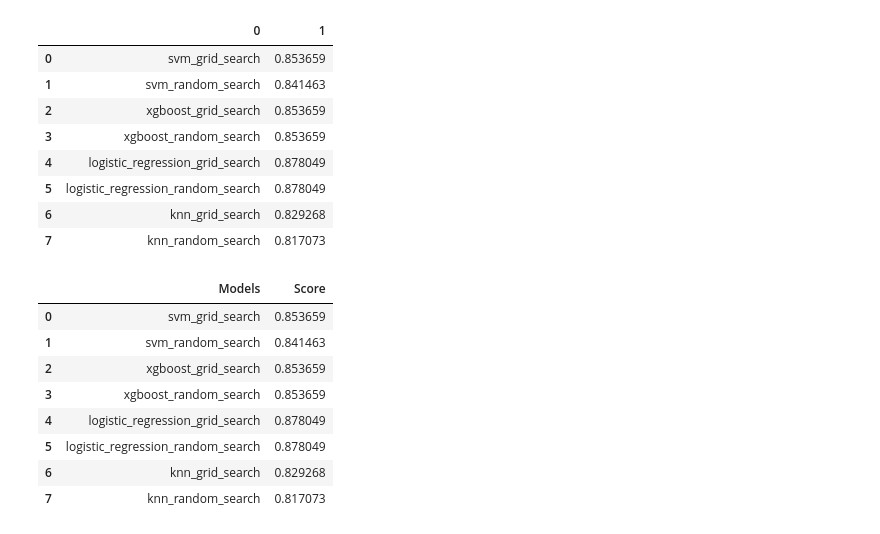
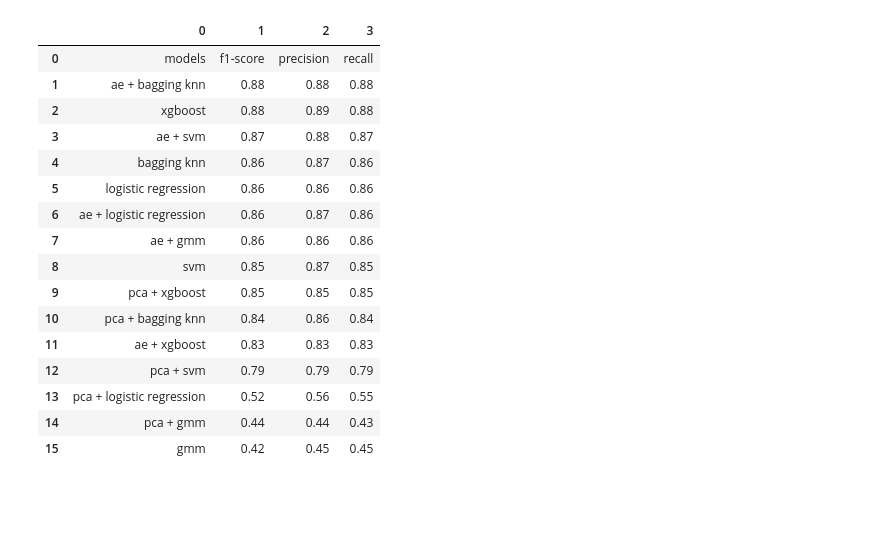
Before and after one commit to jainaryan/stds-in-females, a Jupyter notebook: visualization.ipynb, the cells around one changed output. Drawn from its saved outputs; the diff is of its cells as text; code cells hidden in the pictures; blank space fills up the shorter version.

```diff
--- a/visualization.ipynb
+++ b/visualization.ipynb
@@ -3,28 +3,23 @@ import matplotlib.pyplot as plt
 import numpy as np
 import pandas as pd
 # %%
-df = pd.read_csv('data.csv', header =None)
+df = pd.read_csv('results.csv', header =None)
 df
 # %% [output]
-|  | 0 | 1 |
-| 0 | svm_grid_search | 0.853659 |
-| 1 | svm_random_search | 0.841463 |
-| 2 | xgboost_grid_search | 0.853659 |
-| 3 | xgboost_random_search | 0.853659 |
-| 4 | logistic_regression_grid_search | 0.878049 |
-| 5 | logistic_regression_random_search | 0.878049 |
-| 6 | knn_grid_search | 0.829268 |
-| 7 | knn_random_search | 0.817073 |
+|  | 0 | 1 | 2 | 3 |
+| 0 | models | f1-score | precision | recall |
+| 1 | ae + bagging knn | 0.88 | 0.88 | 0.88 |
+| 2 | xgboost | 0.88 | 0.89 | 0.88 |
+| 3 | ae + svm | 0.87 | 0.88 | 0.87 |
+| 4 | bagging knn | 0.86 | 0.87 | 0.86 |
+| 5 | logistic regression | 0.86 | 0.86 | 0.86 |
+| 6 | ae + logistic regression | 0.86 | 0.87 | 0.86 |
+| 7 | ae + gmm | 0.86 | 0.86 | 0.86 |
+| 8 | svm | 0.85 | 0.87 | 0.85 |
+| 9 | pca + xgboost | 0.85 | 0.85 | 0.85 |
+| 10 | pca + bagging knn | 0.84 | 0.86 | 0.84 |
+| 11 | ae + xgboost | 0.83 | 0.83 | 0.83 |
+| 12 | pca + svm | 0.79 | 0.79 | 0.79 |
+| 13 | pca + logistic regression | 0.52 | 0.56 | 0.55 |
+| 14 | pca + gmm | 0.44 | 0.44 | 0.43 |
+| 15 | gmm | 0.42 | 0.45 | 0.45 |
-# %%
-df.columns = ['Models', 'Score']
-df
-# %% [output]
-|  | Models | Score |
-| 0 | svm_grid_search | 0.853659 |
-| 1 | svm_random_search | 0.841463 |
-| 2 | xgboost_grid_search | 0.853659 |
-| 3 | xgboost_random_search | 0.853659 |
-| 4 | logistic_regression_grid_search | 0.878049 |
-| 5 | logistic_regression_random_search | 0.878049 |
-| 6 | knn_grid_search | 0.829268 |
-| 7 | knn_random_search | 0.817073 |
```
Also changed, not shown: parts of 5 cells of this notebook, 6 other files.
